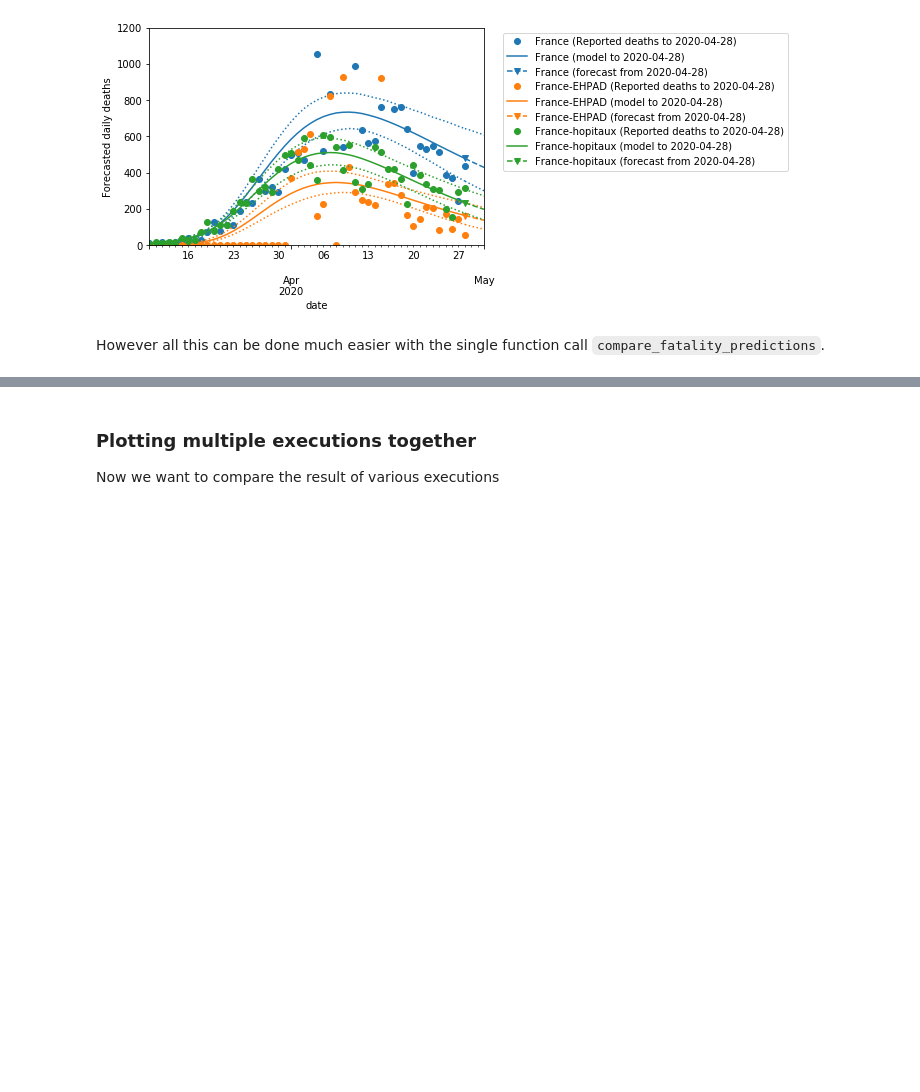
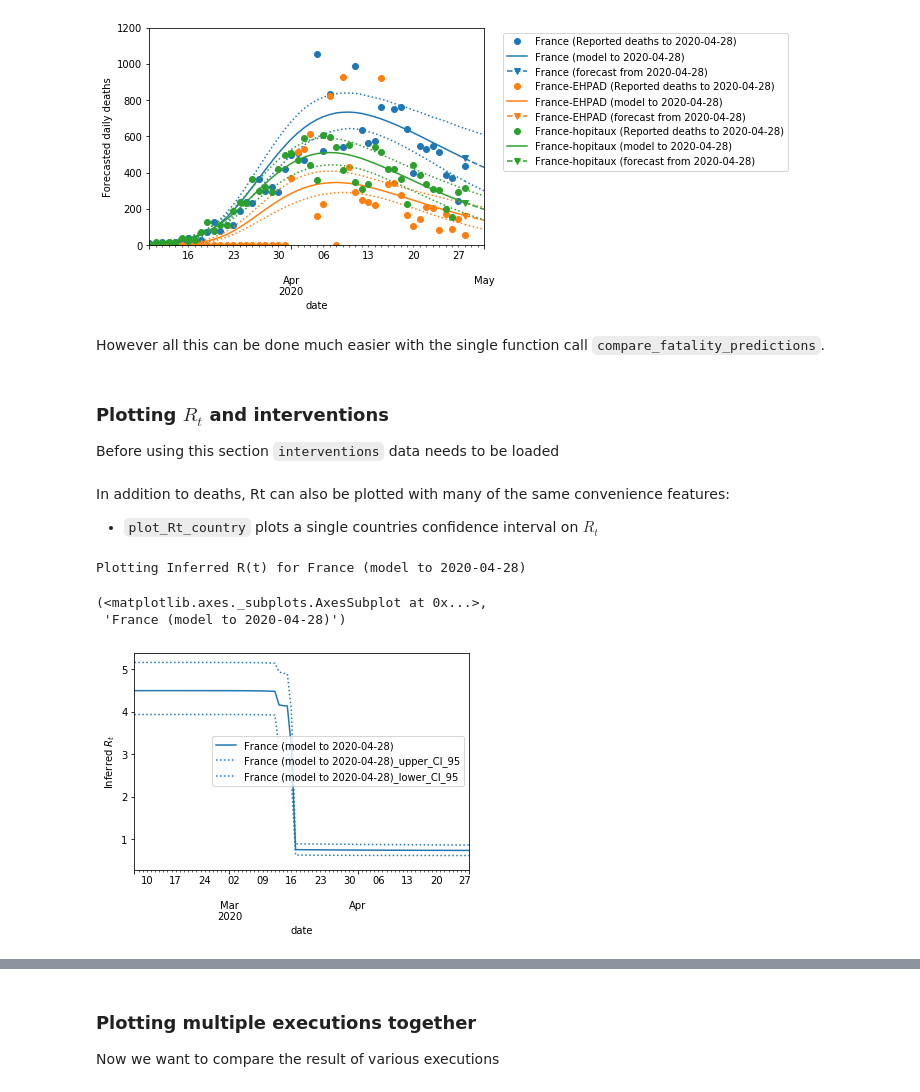
Before and after one commit to payoto/covid19model-fr-regions-results, a Jupyter notebook: data_example.ipynb, the cells around one changed output, grey strips where cells are left out. Saved outputs shown, nothing was run; the diff lists cells and outputs as text; code cells hidden in the pictures; blank space fills up the shorter version.

Commit message:
Add plotting of Rt and interventions

```diff
--- a/data_example.ipynb
+++ b/data_example.ipynb
@@ -327,3 +327,20 @@ Plotting forecast for France-hopitaux (forecast from 2020-04-28)
 [figure]
 # %% [markdown]
 However all this can be done much easier with the single function call `compare_fatality_predictions`.
+# %% [markdown]
+### Plotting $R_t$ and interventions
+
+Before using this section `interventions` data needs to be loaded
+# %%
+model.load_data(["modelling", "forecasting", "interventions"])
+# %% [markdown]
+In addition to deaths, Rt can also be plotted with many of the same convenience features:
+
+- `plot_Rt_country` plots a single countries confidence interval on $R_t$
+# %%
+plot_Rt_country(model.data["modelling"], "France")
+# %% [output]
+Plotting Inferred R(t) for France (model to 2020-04-28)
+(<matplotlib.axes._subplots.AxesSubplot at 0x...>,
+ 'France (model to 2020-04-28)')
+[figure, added]
```
Also changed, not shown: parts of 10 cells of this notebook, 5 other files.
